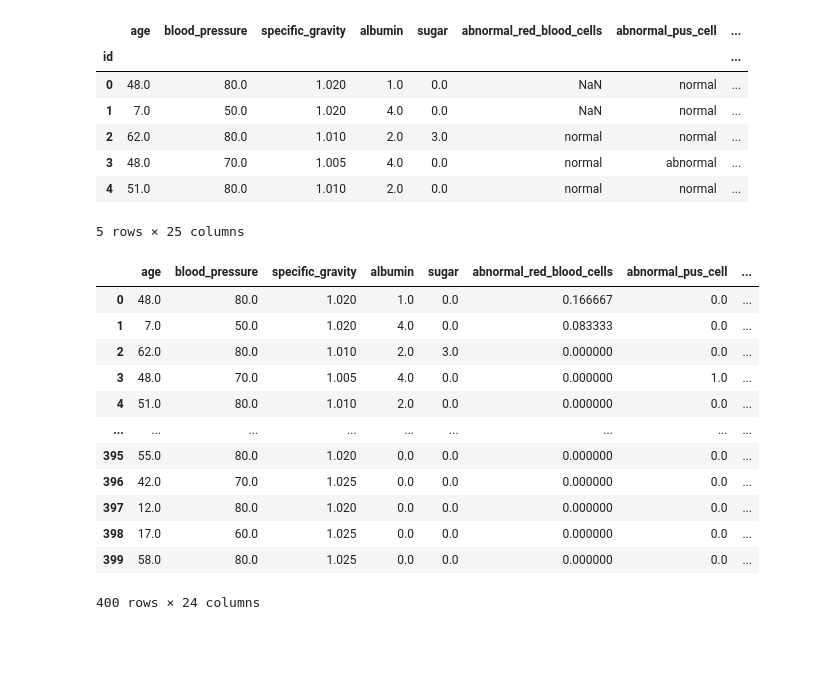
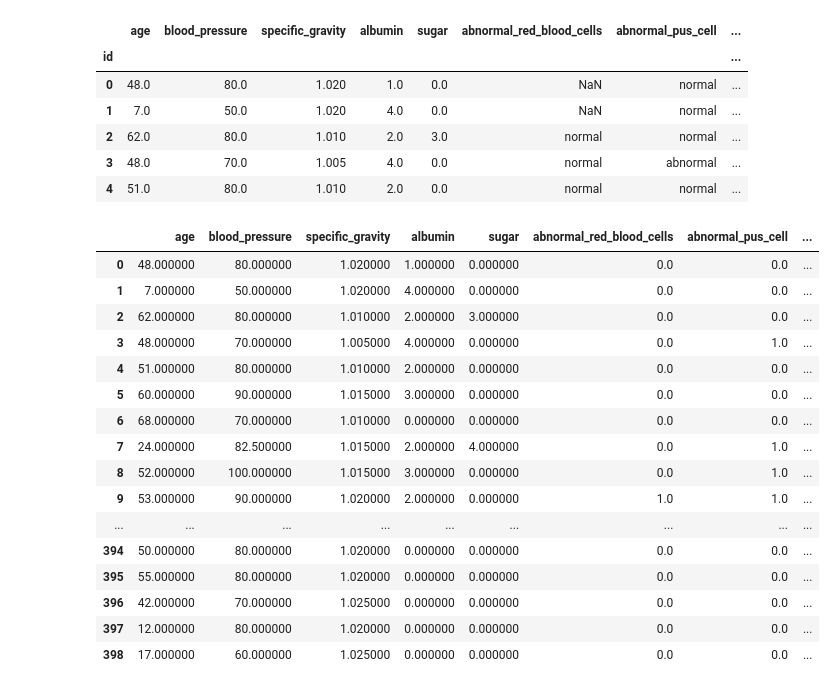
Before and after one commit to jeff-d-wang/CKD_Predictor, a Jupyter notebook: data_cleanup.ipynb, the cells around one changed output. Drawn from its saved outputs; the diff is of its cells as text; code cells hidden in the pictures; blank space fills up the shorter version.

Commit message:
fix: rounded binary columns & added class column

```diff
--- a/data_cleanup.ipynb
+++ b/data_cleanup.ipynb
@@ -1,6 +1,8 @@
 # %%
 import numpy as np
 import pandas as pd
+pd.set_option('display.max_columns', None)
+pd.set_option('display.max_rows', None)
 import matplotlib.pyplot as plt
 from sklearn.preprocessing import MinMaxScaler
 from sklearn.impute import KNNImputer
@@ -20,7 +22,6 @@ df.head()
 | 2 | 62.0 | 80.0 | 1.010 | 2.0 | 3.0 | normal | normal | ... |
 | 3 | 48.0 | 70.0 | 1.005 | 4.0 | 0.0 | normal | abnormal | ... |
 | 4 | 51.0 | 80.0 | 1.010 | 2.0 | 0.0 | normal | normal | ... |
-5 rows × 25 columns
 # %%
 df['packed_cell_volume'] = pd.to_numeric(df['packed_cell_volume'], errors='coerce')
 df['white_blood_cell_count'] = pd.to_numeric(df['white_blood_cell_count'], errors='coerce')
@@ -29,40 +30,44 @@ df['diabetes_mellitus'].replace(to_replace = {'\tno':'no','\tyes':'yes',' yes':'
 df['coronary_artery_disease'] = df['coronary_artery_disease'].replace(to_replace = '\tno', value='no')
 df['class'] = df['class'].replace(to_replace = {'ckd\t': 'ckd', 'notckd': 'not ckd'})
 
-df['abnormal_red_blood_cells'] = df['abnormal_red_blood_cells'].replace(to_replace = {'normal': 0, 'abnormal': 1})
-df['abnormal_pus_cell'] = df['abnormal_pus_cell'].replace(to_replace = {'normal': 0, 'abnormal': 1})
-df['pus_cell_clumps'] = df['pus_cell_clumps'].replace(to_replace = {'notpresent': 0, 'present': 1})
-df['bacteria'] = df['bacteria'].replace(to_replace = {'notpresent': 0, 'present': 1})
-df['hypertension'] = df['hypertension'].replace(to_replace = {'no': 0, 'yes': 1})
-df['diabetes_mellitus'] = df['diabetes_mellitus'].replace(to_replace = {'no': 0, 'yes': 1})
-df['coronary_artery_disease'] = df['coronary_artery_disease'].replace(to_replace = {'no': 0, 'yes': 1})
-df['poor_appetite'] = df['poor_appetite'].replace(to_replace = {'good': 0, 'poor': 1})
-df['peda_edema'] = df['peda_edema'].replace(to_replace = {'no': 0, 'yes': 1})
-df['aanemia'] = df['aanemia'].replace(to_replace = {'no': 0, 'yes': 1})
-df['class'] = df['class'].replace(to_replace = {'not ckd': 0, 'ckd': 1})
+categorical_columns = ['abnormal_red_blood_cells', 'abnormal_pus_cell', 'pus_cell_clumps',
+                       'bacteria', 'hypertension', 'diabetes_mellitus', 'coronary_artery_disease',
+                       'poor_appetite', 'peda_edema', 'aanemia', 'class']
+
+replace_dict = {'normal': 0, 'abnormal': 1, 'notpresent': 0, 'present': 1, 'no': 0, 'yes': 1,
+               'good': 0, 'poor': 1, 'not ckd': 0, 'ckd': 1}
+
+for column in categorical_columns:
+    df[column] = df[column].replace(replace_dict)
 # %%
-df_encoded = pd.get_dummies(df.drop(columns=['class']), dummy_na=True)
+df_knn = pd.get_dummies(df.drop(columns=['class']), dummy_na=True)
 scaler = MinMaxScaler(feature_range=(0, 1))
-df_knn = pd.DataFrame(scaler.fit_transform(df_encoded), columns = df_encoded.columns)
-knn_imputer = KNNImputer(n_neighbors=len(df_knn.columns), weights='uniform', metric='nan_euclidean')
+df_knn = pd.DataFrame(scaler.fit_transform(df_knn), columns = df_knn.columns)
+knn_imputer = KNNImputer(n_neighbors=len(df_knn.columns))
 df_knn_imputed = pd.DataFrame(knn_imputer.fit_transform(df_knn), columns=df_knn.columns)
 df_knn_imputed = scaler.inverse_transform(df_knn_imputed)
 df_knn_imputed = pd.DataFrame(df_knn_imputed, columns=df_knn.columns)
+df_knn_imputed['class'] = df['class']
+df_knn_imputed[categorical_columns] = df_knn_imputed[categorical_columns].round(0)
 df_knn_imputed
 # %% [output]
 |  | age | blood_pressure | specific_gravity | albumin | sugar | abnormal_red_blood_cells | abnormal_pus_cell | ... |
-| 0 | 48.0 | 80.0 | 1.020 | 1.0 | 0.0 | 0.166667 | 0.0 | ... |
-| 1 | 7.0 | 50.0 | 1.020 | 4.0 | 0.0 | 0.083333 | 0.0 | ... |
-| 2 | 62.0 | 80.0 | 1.010 | 2.0 | 3.0 | 0.000000 | 0.0 | ... |
-| 3 | 48.0 | 70.0 | 1.005 | 4.0 | 0.0 | 0.000000 | 1.0 | ... |
-| 4 | 51.0 | 80.0 | 1.010 | 2.0 | 0.0 | 0.000000 | 0.0 | ... |
+| 0 | 48.000000 | 80.000000 | 1.020000 | 1.000000 | 0.000000 | 0.0 | 0.0 | ... |
+| 1 | 7.000000 | 50.000000 | 1.020000 | 4.000000 | 0.000000 | 0.0 | 0.0 | ... |
+| 2 | 62.000000 | 80.000000 | 1.010000 | 2.000000 | 3.000000 | 0.0 | 0.0 | ... |
+| 3 | 48.000000 | 70.000000 | 1.005000 | 4.000000 | 0.000000 | 0.0 | 1.0 | ... |
+| 4 | 51.000000 | 80.000000 | 1.010000 | 2.000000 | 0.000000 | 0.0 | 0.0 | ... |
+| 5 | 60.000000 | 90.000000 | 1.015000 | 3.000000 | 0.000000 | 0.0 | 0.0 | ... |
+| 6 | 68.000000 | 70.000000 | 1.010000 | 0.000000 | 0.000000 | 0.0 | 0.0 | ... |
+| 7 | 24.000000 | 82.500000 | 1.015000 | 2.000000 | 4.000000 | 0.0 | 1.0 | ... |
+| 8 | 52.000000 | 100.000000 | 1.015000 | 3.000000 | 0.000000 | 0.0 | 1.0 | ... |
+| 9 | 53.000000 | 90.000000 | 1.020000 | 2.000000 | 0.000000 | 1.0 | 1.0 | ... |
 | ... | ... | ... | ... | ... | ... | ... | ... | ... |
-| 395 | 55.0 | 80.0 | 1.020 | 0.0 | 0.0 | 0.000000 | 0.0 | ... |
-| 396 | 42.0 | 70.0 | 1.025 | 0.0 | 0.0 | 0.000000 | 0.0 | ... |
-| 397 | 12.0 | 80.0 | 1.020 | 0.0 | 0.0 | 0.000000 | 0.0 | ... |
-| 398 | 17.0 | 60.0 | 1.025 | 0.0 | 0.0 | 0.000000 | 0.0 | ... |
-| 399 | 58.0 | 80.0 | 1.025 | 0.0 | 0.0 | 0.000000 | 0.0 | ... |
+| 394 | 50.000000 | 80.000000 | 1.020000 | 0.000000 | 0.000000 | 0.0 | 0.0 | ... |
+| 395 | 55.000000 | 80.000000 | 1.020000 | 0.000000 | 0.000000 | 0.0 | 0.0 | ... |
+| 396 | 42.000000 | 70.000000 | 1.025000 | 0.000000 | 0.000000 | 0.0 | 0.0 | ... |
+| 397 | 12.000000 | 80.000000 | 1.020000 | 0.000000 | 0.000000 | 0.0 | 0.0 | ... |
+| 398 | 17.000000 | 60.000000 | 1.025000 | 0.000000 | 0.000000 | 0.0 | 0.0 | ... |
-400 rows × 24 columns
 # %%
 df_knn_imputed.to_csv('data/ckd_clean.csv', index=False)
 # %%
```
Also changed, not shown: parts of 2 cells of this notebook, 1 other file.
